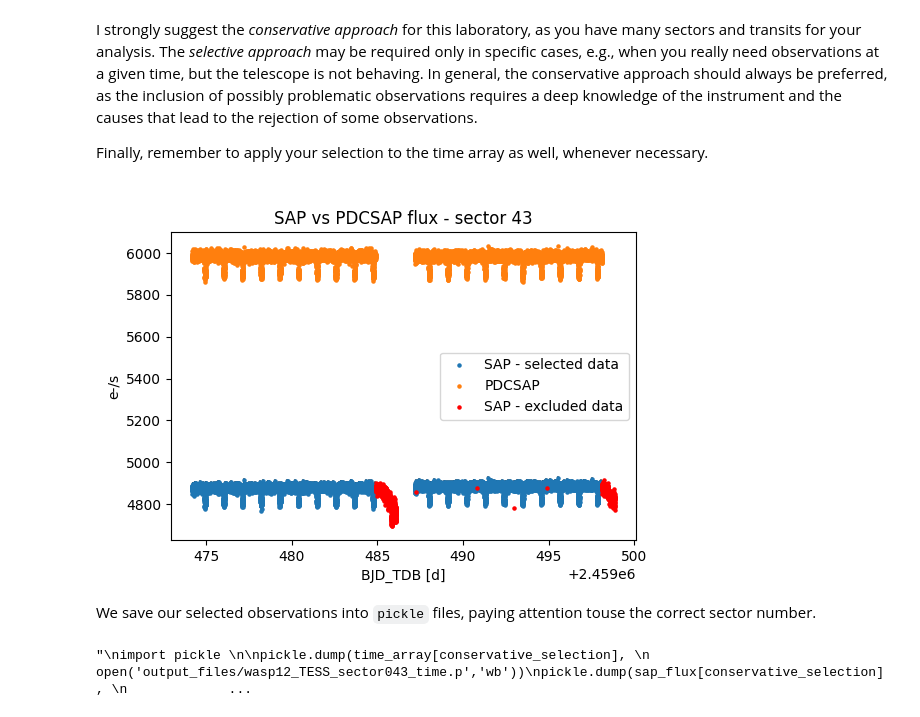
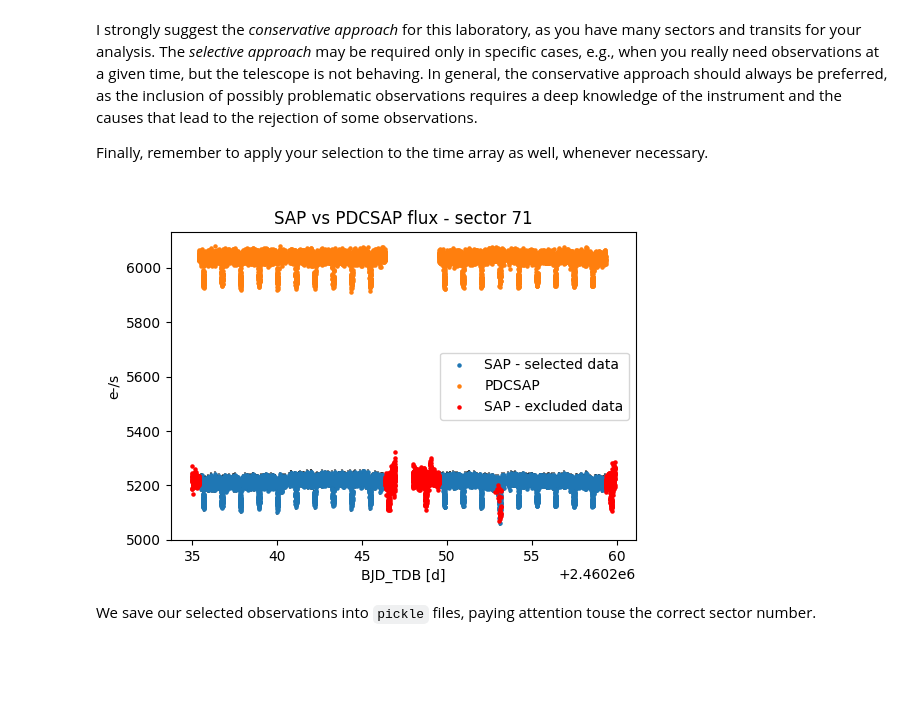
Before and after one commit to marcoboscato/exoplanet_lab2023, a Jupyter notebook: WASP-12 LAB/TESS/2_lightcurve_file.ipynb, the cells around one changed output. Cells and saved outputs as stored; diff of their text form; code cells hidden in the pictures; blank space fills up the shorter version.

Commit message:
added sector 45 and 71

```diff
--- a/WASP-12 LAB/TESS/2_lightcurve_file.ipynb
+++ b/WASP-12 LAB/TESS/2_lightcurve_file.ipynb
@@ -33,6 +33,6 @@ from astropy.io import fits
 Let's proceed with checking the content of the LCf of the first sector at our disposal
 # %%
 path = 'MAST/'
-sector43_lcf = path+'wasp12_tess_s0043_lc.fits'
-fits.info(sector43_lcf)
+sector71_lcf = path+'wasp12_tess_s0071_lc.fits'
+fits.info(sector71_lcf)
 # %% [output]
@@ -53,7 +53,7 @@ The third HDU `APERTURE` reports the same information about the aperture contain
 
 We can now open the file and check the content of the second HDU (number 1, starting from 0 as Python convention) using the `columns` method.
 # %%
-lchdu = fits.open(sector43_lcf)
+lchdu = fits.open(sector71_lcf)
 lchdu[1].columns
 # %% [output]
 ColDefs(
@@ -203,38 +202,34 @@ Finally, remember to apply your selection to the time array as well, whenever ne
 # %%
 plt.figure(figsize=(6,4))
 plt.scatter(time_array[conservative_selection], sap_flux[conservative_selection],
             s=5, label='SAP - selected data')
 plt.scatter(time_array, pdcsap_flux, s=5, label='PDCSAP')
 plt.scatter(time_array[~conservative_selection], sap_flux[~conservative_selection],
             s=5, c='r', label='SAP - excluded data')
 plt.errorbar(time_array[conservative_selection], sap_flux[conservative_selection],
             yerr=sap_flux_error[conservative_selection], fmt=' ', alpha=0.5,
             ecolor='k', zorder=-1)
 plt.xlabel('BJD_TDB [d]')
 plt.ylabel('e-/s')
-plt.title("SAP vs PDCSAP flux - sector 43")
+plt.title("SAP vs PDCSAP flux - sector 71")
 
 plt.legend()
 plt.show()
 # %% [output]
-[figure, old version]
+[figure, new version]
 # %% [markdown]
 We save our selected observations into `pickle` files, paying attention touse the correct sector number.
 # %%
-'''
 import pickle
 
 pickle.dump(time_array[conservative_selection],
-            open('output_files/wasp12_TESS_sector043_time.p','wb'))
+            open('output_files/wasp12_TESS_sector071_time.p','wb'))
 pickle.dump(sap_flux[conservative_selection],
-            open('output_files/wasp12_TESS_sector043_sap_flux.p','wb'))
+            open('output_files/wasp12_TESS_sector071_sap_flux.p','wb'))
 pickle.dump(sap_flux_error[conservative_selection],
-            open('output_files/wasp12_TESS_sector043_sap_flux_error.p','wb'))
+            open('output_files/wasp12_TESS_sector071_sap_flux_error.p','wb'))
 
 pickle.dump(pdcsap_flux[conservative_selection],
-            open('output_files/wasp12_TESS_sector043_pdcsap_flux.p','wb'))
+            open('output_files/wasp12_TESS_sector071_pdcsap_flux.p','wb'))
 pickle.dump(pdcsap_flux_error[conservative_selection],
-            open('output_files/wasp12_TESS_sector043_pdcsap_flux_error.p','wb'))
-'''
+            open('output_files/wasp12_TESS_sector071_pdcsap_flux_error.p','wb'))
-# %% [output]
-"\nimport pickle \n\npickle.dump(time_array[conservative_selection], \n            open('output_files/wasp12_TESS_sector043_time.p','wb'))\npickle.dump(sap_flux[conservative_selection], \n             ...
```
Also changed, not shown: parts of 5 cells of this notebook, 17 other files.
